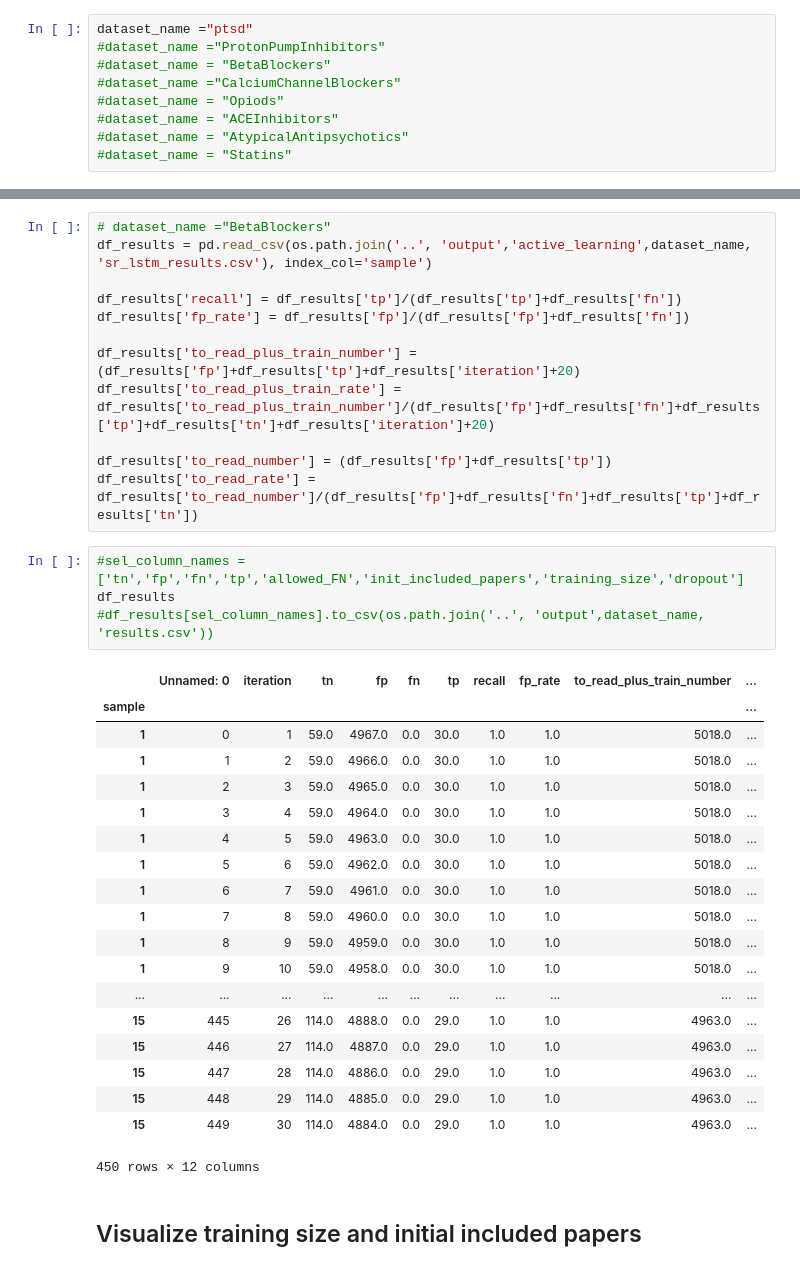
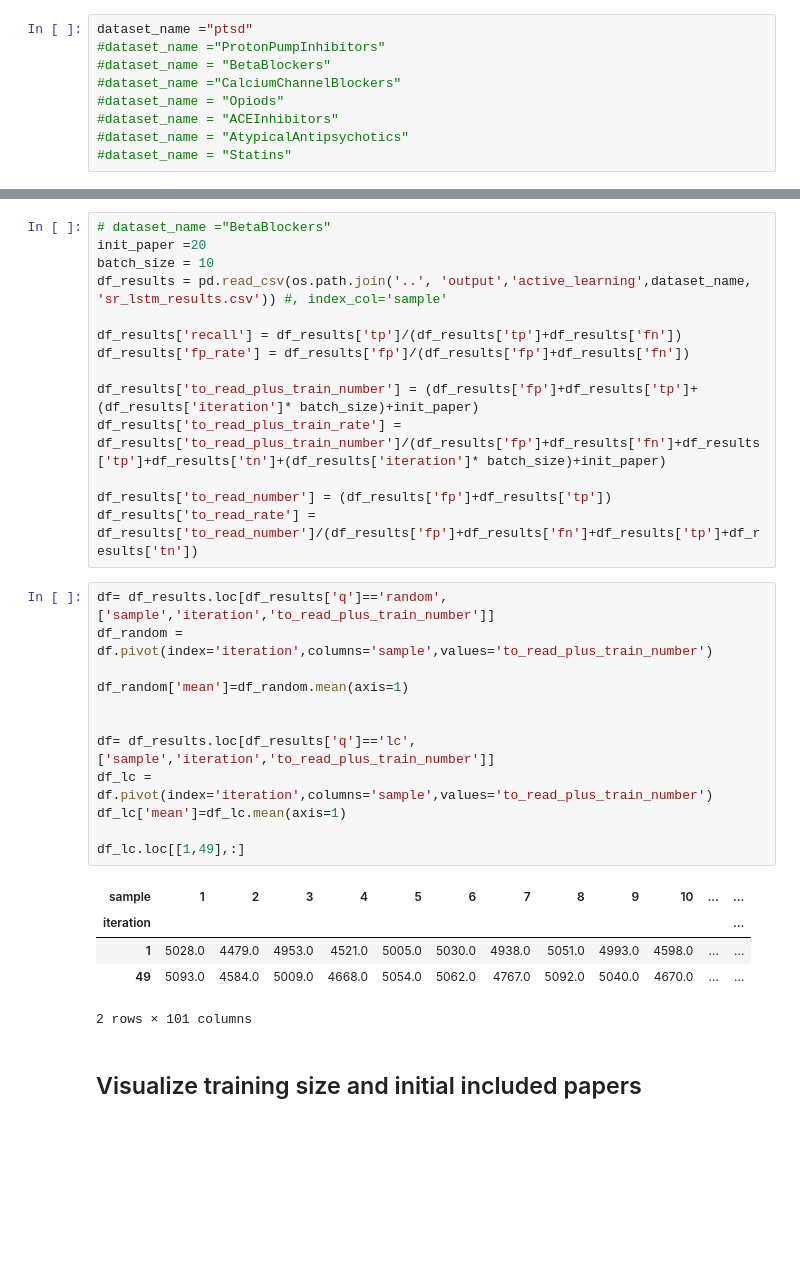
Before and after one commit to swallow0001/systematic-reviews, a Jupyter notebook: hpc/aggregation_active.ipynb, the cells around one changed output, grey strips where cells are left out. Drawn from its saved outputs; the diff is of its cells as text; blank space fills up the shorter version.

```diff
--- a/hpc/aggregation_active.ipynb
+++ b/hpc/aggregation_active.ipynb
@@ -107,38 +98,34 @@ min_prob,max_prob 0.496583133936 0.505677461624
 # %%
 # dataset_name ="BetaBlockers"
-df_results = pd.read_csv(os.path.join('..', 'output','active_learning',dataset_name, 'sr_lstm_results.csv'), index_col='sample')
+init_paper =20
+batch_size = 10
+df_results = pd.read_csv(os.path.join('..', 'output','active_learning',dataset_name, 'sr_lstm_results.csv')) #, index_col='sample'
 
 df_results['recall'] = df_results['tp']/(df_results['tp']+df_results['fn'])
 df_results['fp_rate'] = df_results['fp']/(df_results['fp']+df_results['fn'])
 
-df_results['to_read_plus_train_number'] = (df_results['fp']+df_results['tp']+df_results['iteration']+20)
-df_results['to_read_plus_train_rate'] = df_results['to_read_plus_train_number']/(df_results['fp']+df_results['fn']+df_results['tp']+df_results['tn']+df_results['iteration']+20)
+df_results['to_read_plus_train_number'] = (df_results['fp']+df_results['tp']+(df_results['iteration']* batch_size)+init_paper)
+df_results['to_read_plus_train_rate'] = df_results['to_read_plus_train_number']/(df_results['fp']+df_results['fn']+df_results['tp']+df_results['tn']+(df_results['iteration']* batch_size)+init_paper)
 
 df_results['to_read_number'] = (df_results['fp']+df_results['tp'])
 df_results['to_read_rate'] = df_results['to_read_number']/(df_results['fp']+df_results['fn']+df_results['tp']+df_results['tn'])
-# %%
-#sel_column_names = ['tn','fp','fn','tp','allowed_FN','init_included_papers','training_size','dropout']
-df_results
-#df_results[sel_column_names].to_csv(os.path.join('..', 'output',dataset_name, 'results.csv'))
-# %% [output]
-|  | Unnamed: 0 | iteration | tn | fp | fn | tp | recall | fp_rate | to_read_plus_train_number | ... |
-| sample |  |  |  |  |  |  |  |  |  | ... |
-| 1 | 0 | 1 | 59.0 | 4967.0 | 0.0 | 30.0 | 1.0 | 1.0 | 5018.0 | ... |
-| 1 | 1 | 2 | 59.0 | 4966.0 | 0.0 | 30.0 | 1.0 | 1.0 | 5018.0 | ... |
-| 1 | 2 | 3 | 59.0 | 4965.0 | 0.0 | 30.0 | 1.0 | 1.0 | 5018.0 | ... |
-| 1 | 3 | 4 | 59.0 | 4964.0 | 0.0 | 30.0 | 1.0 | 1.0 | 5018.0 | ... |
-| 1 | 4 | 5 | 59.0 | 4963.0 | 0.0 | 30.0 | 1.0 | 1.0 | 5018.0 | ... |
-| 1 | 5 | 6 | 59.0 | 4962.0 | 0.0 | 30.0 | 1.0 | 1.0 | 5018.0 | ... |
-| 1 | 6 | 7 | 59.0 | 4961.0 | 0.0 | 30.0 | 1.0 | 1.0 | 5018.0 | ... |
-| 1 | 7 | 8 | 59.0 | 4960.0 | 0.0 | 30.0 | 1.0 | 1.0 | 5018.0 | ... |
-| 1 | 8 | 9 | 59.0 | 4959.0 | 0.0 | 30.0 | 1.0 | 1.0 | 5018.0 | ... |
-| 1 | 9 | 10 | 59.0 | 4958.0 | 0.0 | 30.0 | 1.0 | 1.0 | 5018.0 | ... |
-| ... | ... | ... | ... | ... | ... | ... | ... | ... | ... | ... |
-| 15 | 445 | 26 | 114.0 | 4888.0 | 0.0 | 29.0 | 1.0 | 1.0 | 4963.0 | ... |
-| 15 | 446 | 27 | 114.0 | 4887.0 | 0.0 | 29.0 | 1.0 | 1.0 | 4963.0 | ... |
-| 15 | 447 | 28 | 114.0 | 4886.0 | 0.0 | 29.0 | 1.0 | 1.0 | 4963.0 | ... |
-| 15 | 448 | 29 | 114.0 | 4885.0 | 0.0 | 29.0 | 1.0 | 1.0 | 4963.0 | ... |
-| 15 | 449 | 30 | 114.0 | 4884.0 | 0.0 | 29.0 | 1.0 | 1.0 | 4963.0 | ... |
-450 rows × 12 columns
+# %%
+df= df_results.loc[df_results['q']=='random',['sample','iteration','to_read_plus_train_number']]
+df_random = df.pivot(index='iteration',columns='sample',values='to_read_plus_train_number')
+
+df_random['mean']=df_random.mean(axis=1)
+
+
+df= df_results.loc[df_results['q']=='lc',['sample','iteration','to_read_plus_train_number']]
+df_lc = df.pivot(index='iteration',columns='sample',values='to_read_plus_train_number')
+df_lc['mean']=df_lc.mean(axis=1)
+
+df_lc.loc[[1,49],:]
+# %% [output]
+| sample | 1 | 2 | 3 | 4 | 5 | 6 | 7 | 8 | 9 | 10 | ... | ... |
+| iteration |  |  |  |  |  |  |  |  |  |  |  | ... |
+| 1 | 5028.0 | 4479.0 | 4953.0 | 4521.0 | 5005.0 | 5030.0 | 4938.0 | 5051.0 | 4993.0 | 4598.0 | ... | ... |
+| 49 | 5093.0 | 4584.0 | 5009.0 | 4668.0 | 5054.0 | 5062.0 | 4767.0 | 5092.0 | 5040.0 | 4670.0 | ... | ... |
+2 rows × 101 columns
 # %% [markdown]
 ## Visualize training size and initial included papers
```
Also changed, not shown: parts of 12 cells of this notebook, 5 other files.
